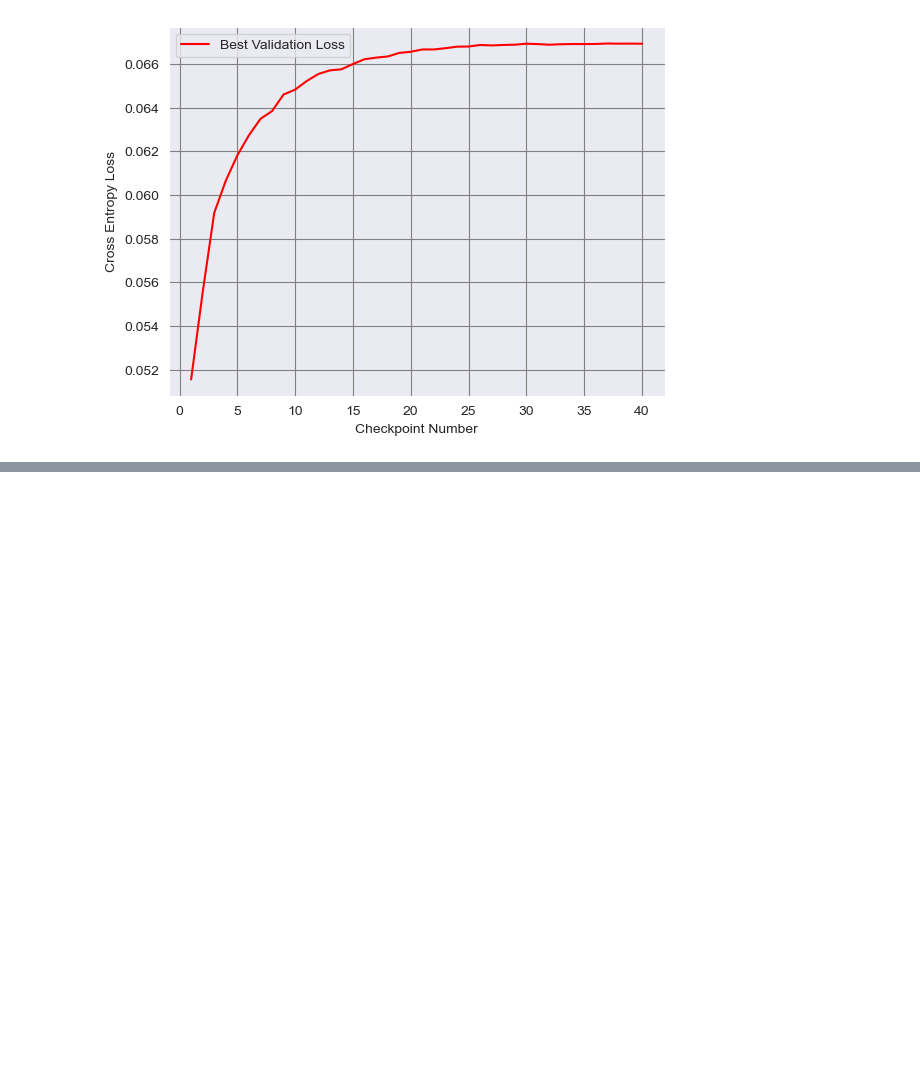
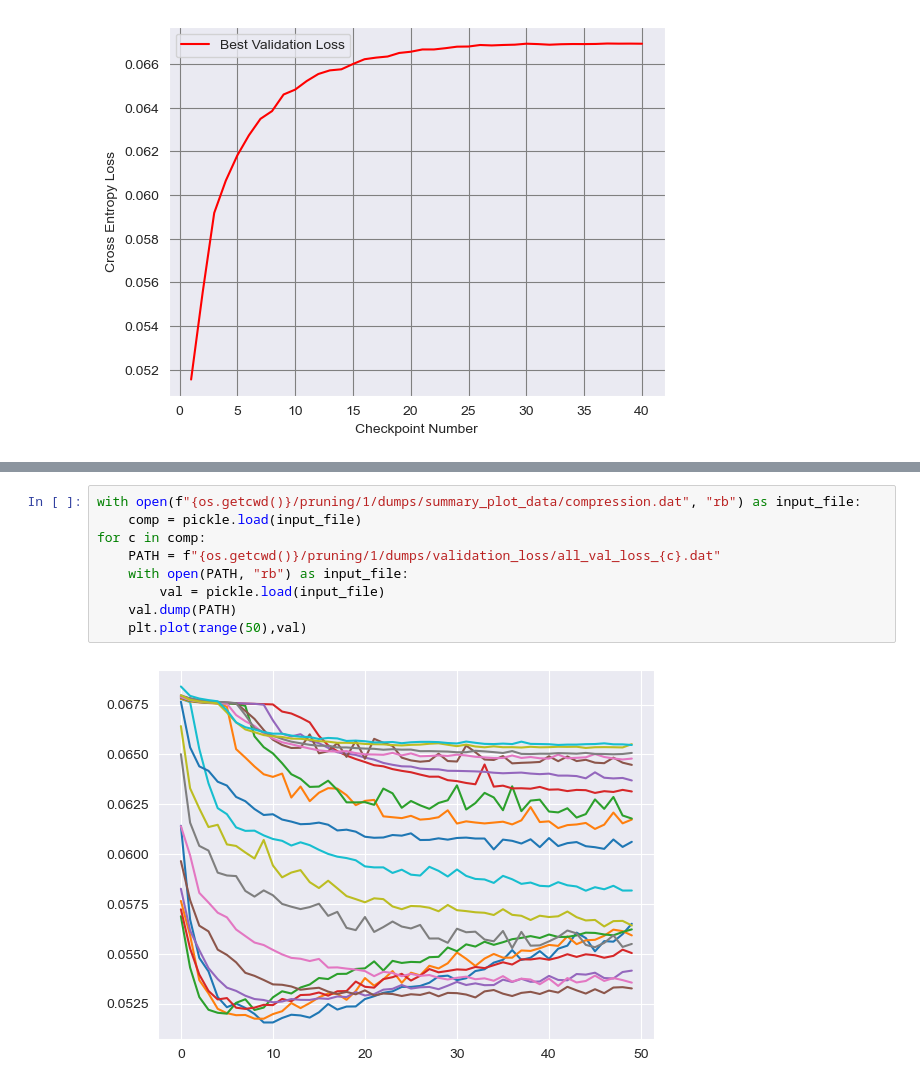
Before and after one commit to luca-scharr/CupCurriculum, a Jupyter notebook: testing_ground.ipynb, the cells around one changed output, grey strips where cells are left out. Drawn from its saved outputs; the diff is of its cells as text; blank space fills up the shorter version.

```diff
--- a/testing_ground.ipynb
+++ b/testing_ground.ipynb
@@ -234,0 +246,11 @@ plt.grid(color="gray")
+# %%
+with open(f"{os.getcwd()}/pruning/1/dumps/summary_plot_data/compression.dat", "rb") as input_file:
+    comp = pickle.load(input_file)
+for c in comp:
+    PATH = f"{os.getcwd()}/pruning/1/dumps/validation_loss/all_val_loss_{c}.dat"
+    with open(PATH, "rb") as input_file:
+        val = pickle.load(input_file)
+    val.dump(PATH)
+    plt.plot(range(50),val)
+# %% [output]
+[figure, added]
```
Also changed, not shown: parts of 11 cells of this notebook, 1 other file.
